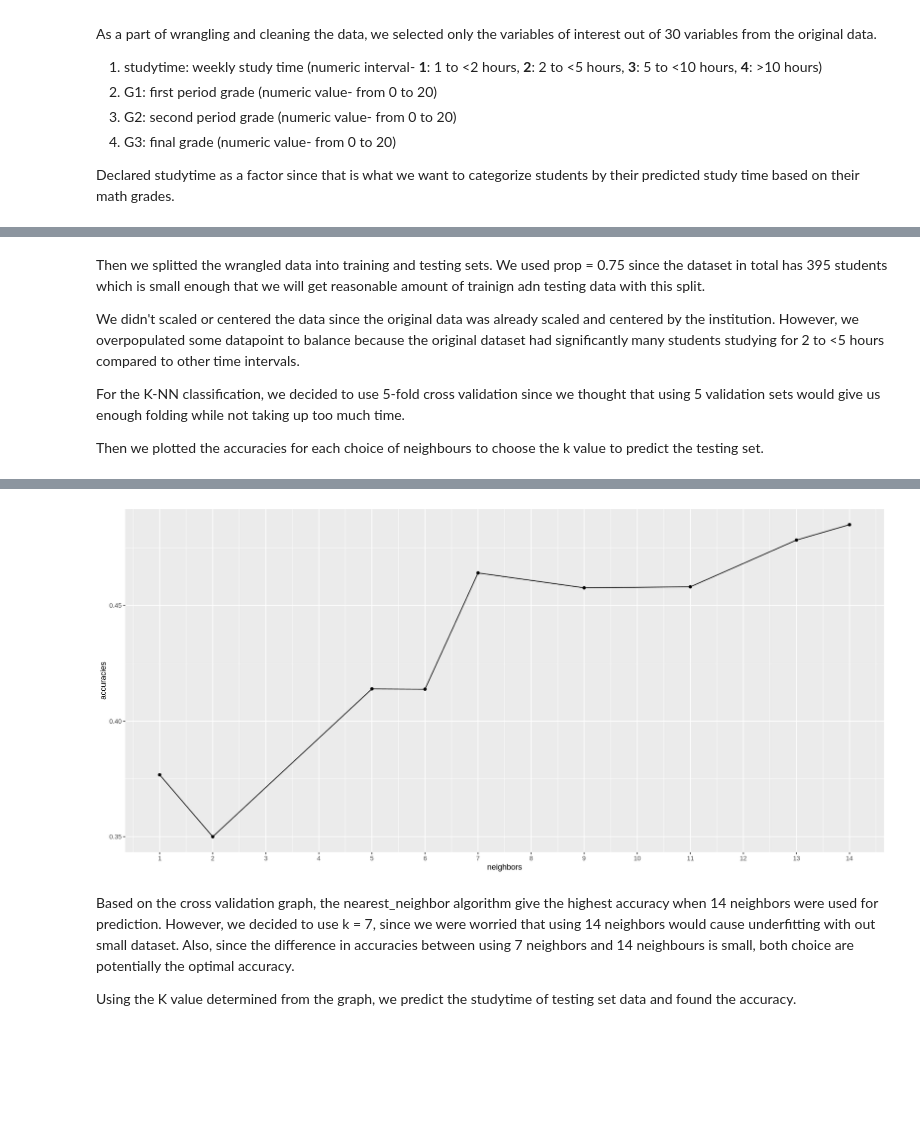
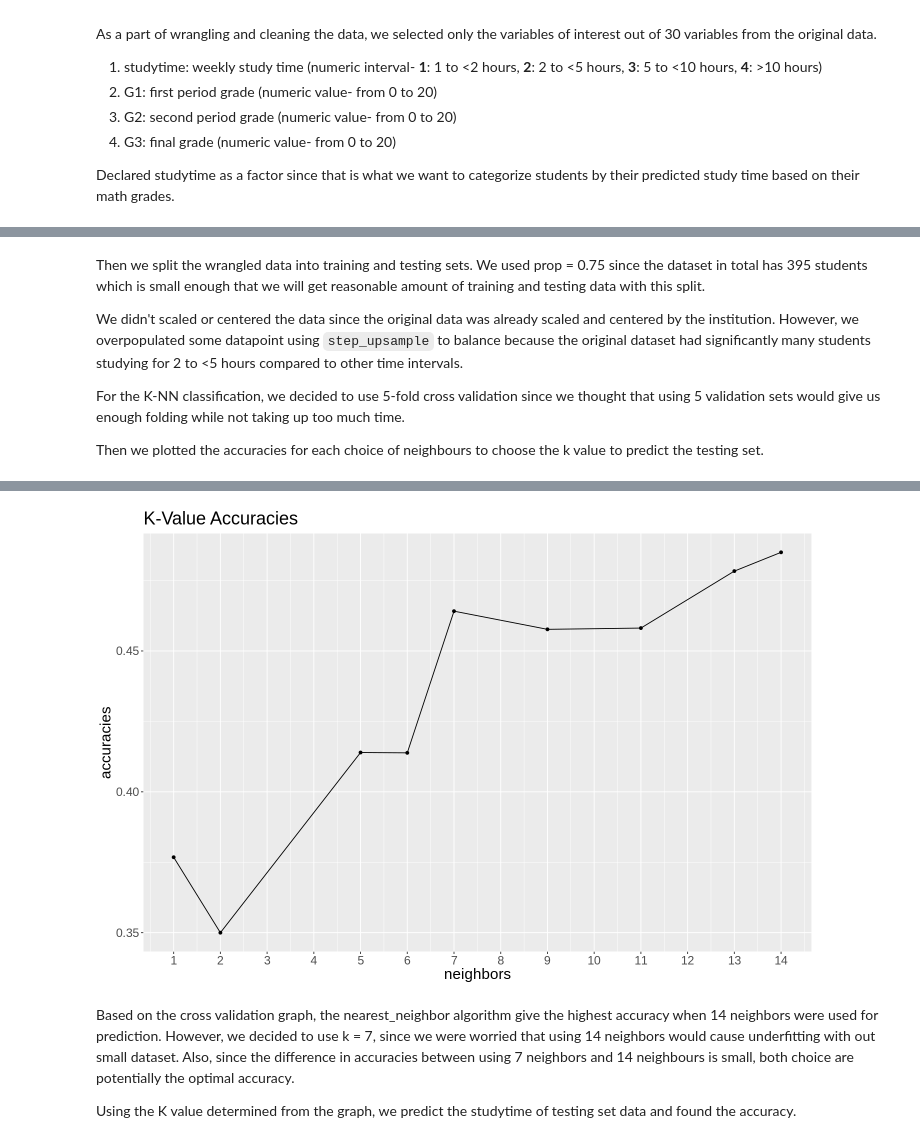
Before and after one commit to michelleykim/student_performance_analysis, a Jupyter notebook: report.ipynb, the cells around one changed output, grey strips where cells are left out. Saved outputs shown, nothing was run; the diff lists cells and outputs as text; code cells hidden in the pictures; blank space fills up the shorter version.

```diff
--- a/report.ipynb
+++ b/report.ipynb
@@ -112,7 +110,7 @@ A tibble: 4 × 2
 # %% [markdown]
-Then we splitted the wrangled data into training and testing sets. We used prop = 0.75 since the dataset in total has 395 students which is small enough that we will get reasonable amount of trainign adn testing data with this split.
+Then we split the wrangled data into training and testing sets. We used prop = 0.75 since the dataset in total has 395 students which is small enough that we will get reasonable amount of training and testing data with this split.
 
-We didn't scaled or centered the data since the original data was already scaled and centered by the institution. However, we overpopulated some datapoint to balance because the original dataset had significantly many students studying for 2 to <5 hours compared to other time intervals.
+We didn't scaled or centered the data since the original data was already scaled and centered by the institution. However, we overpopulated some datapoint using `step_upsample` to balance because the original dataset had significantly many students studying for 2 to <5 hours compared to other time intervals.
 
 For the K-NN classification, we decided to use 5-fold cross validation since we thought that using 5 validation sets would give us enough folding while not taking up too much time.
 
@@ -154,11 +152,13 @@ knn_workflow <- workflow() %>%
 # produce accuracy graph to determine the k value
 accuracies <- knn_workflow %>%
         filter(.metric == "accuracy")
+options(repr.plot.width = 12, repr.plot.height = 8)
 cross_val_plot <- ggplot(accuracies, aes(x = neighbors, y = mean)) +
         geom_point() +
         geom_line() +
-        labs(x = "neighbors", y = "accuracies") +
-        scale_x_continuous(breaks = seq(0, 15, by = 1))
+        labs(x = "neighbors", y = "accuracies", title = "K-Value Accuracies") +
+        scale_x_continuous(breaks = seq(0, 15, by = 1)) +
+        theme(text = element_text(size=18))
 
 cross_val_plot
 # %% [output]
@@ -170,4 +165,4 @@ Call `lifecycle::last_warnings()` to see where this warning was generated.”
-[figure, old version]
+[figure, new version]
 # %% [markdown]
 Based on the cross validation graph, the nearest_neighbor algorithm give the highest accuracy when 14 neighbors were used for prediction. However, we decided to use k = 7, since we were worried that using 14 neighbors would cause underfitting with out small dataset. Also, since the difference in accuracies between using 7 neighbors and 14 neighbours is small, both choice are potentially the optimal accuracy.
 
```
Also changed, not shown: parts of 8 cells of this notebook.
